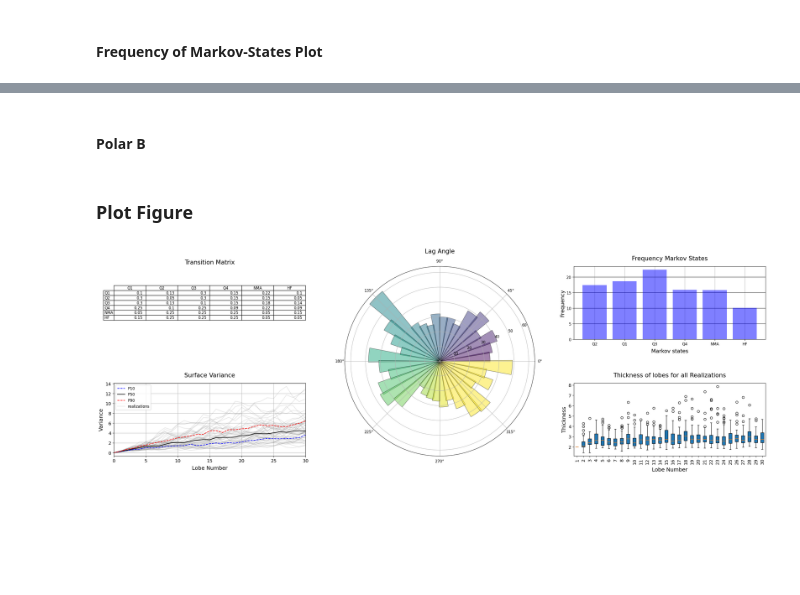
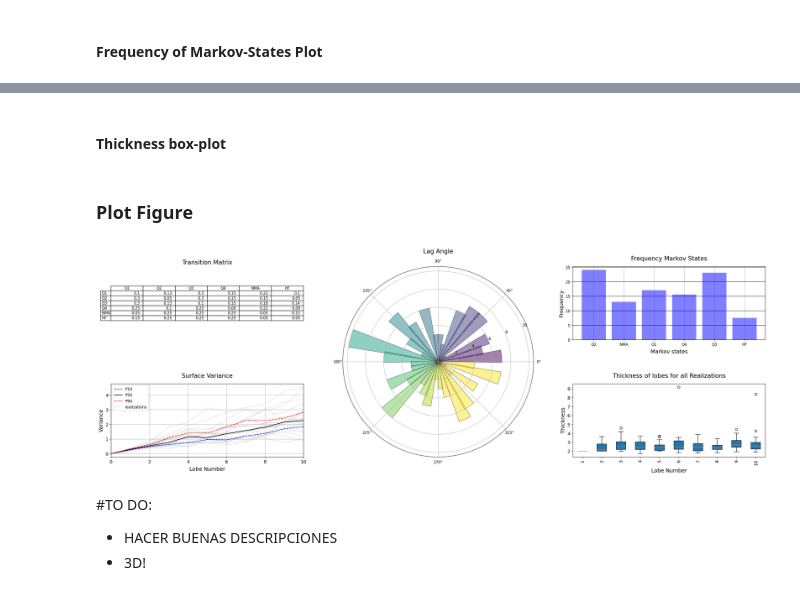
Before and after one commit to chaconnb/GeoRulesLobePy, a Jupyter notebook: notebooks/Results_Visualizations.ipynb, the cells around one changed output, grey strips where cells are left out. Cells and saved outputs as stored; diff of their text form; code cells hidden in the pictures; blank space fills up the shorter version.

Commit message:
Results_visualization: modified

```diff
--- a/notebooks/Results_Visualizations.ipynb
+++ b/notebooks/Results_Visualizations.ipynb
@@ -268,3 +268 @@ for n in range(0,n_test):
-# %% [markdown]
-#### Polar B
 # %%
@@ -367,3 +293,37 @@ lobe_thickness_list = [row.tolist() for row in lobe_thickness_no_zeros]
+# %% [markdown]
+#### Thickness box-plot
+# %%
+#array for saving max thickness for each lobe on each realization
+lobe_thickness_realizations = np.zeros((inpt_lobmaps["num_of_lobes"], n_test))
+
+#Data prep
+for n in range(0,n_test):
+    #Load quadrants for each realization
+    output_quadrants = total_quadrants[n]
+    #Load bathymetry maps
+    bathymetry_array = total_bathymetry_maps[n]
+    #Remove the first bathymetry map from the bathymetry array as it doesn't contain any lobes (only zeros).
+    bathymetry_array = bathymetry_array[1:len(bathymetry_array),:,:]
+
+
+    for i in range(len(output_quadrants)):
+        if output_quadrants[i] != "HF":
+            if i == 0:
+                lobe_thickness_realizations[i,n-1] = np.max(bathymetry_array[0,:,:])
+            else:
+                lobe_thickness_realizations[i,n-1] = lobe_max_thickness(bathymetry_array[i-1,:,:],bathymetry_array[i,:,:])
+
+
+# Replace zeros with the mean of each column (lobe)
+lobe_thickness_nan = np.where(lobe_thickness_realizations == 0, np.nan, lobe_thickness_realizations)
+# Calculate the mean of each column excluding NaN values
+col_means = np.nanmean(lobe_thickness_nan, axis=0)
+# Replace zeros with the mean of each column
+lobe_thickness_no_zeros = np.where(lobe_thickness_realizations == 0, col_means, lobe_thickness_realizations)
+
+
+# #create a list of lists with the thickneses for the  n_lobes for the n_test realizations.
+lobe_thickness_list = [row.tolist() for row in lobe_thickness_no_zeros]
 # %% [markdown]
 ### Plot Figure
 # %%
@@ -373,7 +333,7 @@ grid_spec = gridspec.GridSpec(ncols = 3,nrows=2,width_ratios=[2, 2, 2])
 ax0 = fig.add_subplot(grid_spec[0])
 ax0.axis('tight')
 ax0.axis('off')
-the_table = ax0.table(cellText=transition_matrix,rowLabels=rows,colLabels=columns,loc='center')
+the_table = ax0.table(cellText=_transition_matrix,rowLabels=inpt_lobmaps["states"],colLabels=inpt_lobmaps["states"],loc='center')
 plt.title('Transition Matrix', fontsize=16)
 
 ax1 = fig.add_subplot(grid_spec[1])
@@ -406,7 +366,7 @@ plt.title('Frequency Markov States', fontsize=16, pad=16)
 ##### plot variance vs surface and percentiles
 ax3 = fig.add_subplot(grid_spec[3])
 
-bathy_lenght = list(range(0,n_lobes+1))
+bathy_lenght = list(range(0,inpt_lobmaps["num_of_lobes"]+1))
 for n in range(n_test):
 
     # # set the title of a plot
@@ -420,33 +380,33 @@ line = Line2D([0], [0], label='realizations', color='gray',alpha =0.2)
 plt.plot(bathy_lenght,array_variances_percentiles[:,n_test+1],"b--", label = 'P10') #p10
 plt.plot(bathy_lenght,array_variances_percentiles[:,n_test+2],"k", label = 'P50') #p50
 plt.plot(bathy_lenght,array_variances_percentiles[:,n_test+3],"r--", label = 'P90') #p90
 
-plt.xlim([0, n_lobes])
+plt.xlim([0, inpt_lobmaps["num_of_lobes"]])
 plt.xlabel('Lobe Number',fontsize=14,labelpad=7)
 plt.ylabel('Variance',fontsize=14)
 plt.xticks(fontsize=12)
 plt.yticks(fontsize=12)
 plt.grid()
 #legend
 handles, labels = ax3.get_legend_handles_labels()
 handles.append(line)
 plt.legend(handles=handles)
 
 
 ### Lobe thickness
 ax5 = fig.add_subplot(grid_spec[5])
-labels = list(map(str, range(1, n_lobes+1)))
+labels = list(map(str, range(1, inpt_lobmaps["num_of_lobes"]+1)))
 
 #boxplot
 plt.boxplot(lobe_thickness_list, vert=True, patch_artist=True, labels=labels)
 plt.ylabel('Thickness',fontsize=14)
 plt.xlabel('Lobe Number',fontsize=14,labelpad=7)
 plt.xticks(rotation=90,fontsize=12)
 plt.yticks(fontsize=12)
 plt.title("Thickness of lobes for all Realizations", fontsize=16, pad=16)
 
 
 
 plt.subplots_adjust(left=0.0, bottom=0.0, right=2.0, top=1.0, wspace=0.2, hspace=0.6); plt.show()
 # %% [output]
-[figure, old version]
+[figure, new version]
@@ -603,0 +413,4 @@ lobe_thickness_list = [row.tolist() for row in lobe_thickness_no_zeros]
+# %% [markdown]
+#TO DO:
+- HACER BUENAS DESCRIPCIONES
+- 3D!
```
Also changed, not shown: parts of 23 cells of this notebook.
